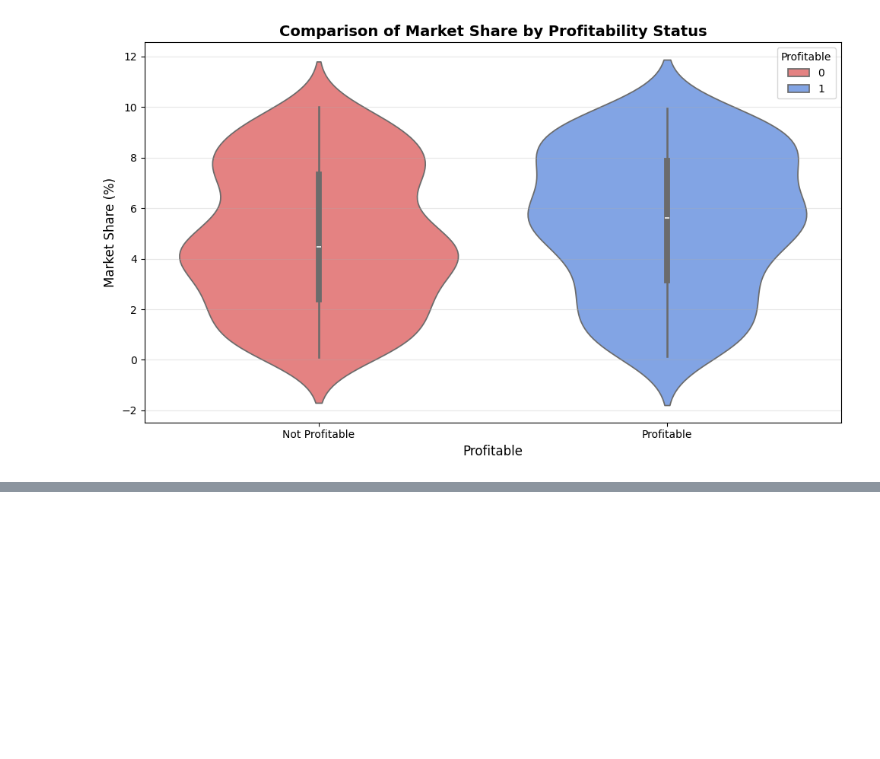
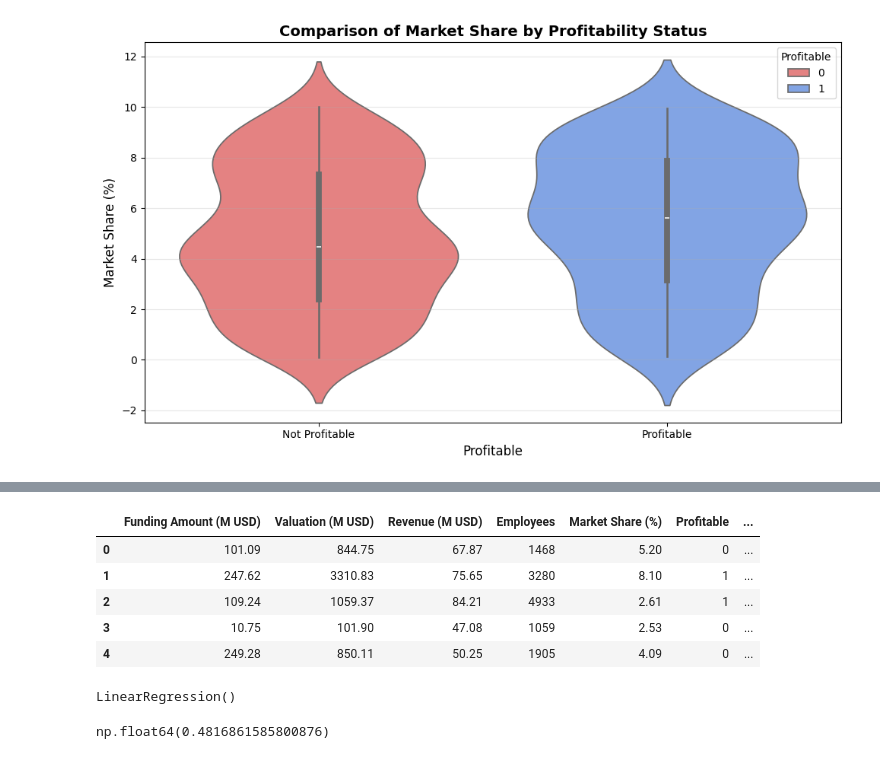
Before and after one commit to coDickerson/JCPproject, a Jupyter notebook: main.ipynb, the cells around one changed output, grey strips where cells are left out. Cells and saved outputs as stored; diff of their text form; code cells hidden in the pictures; blank space fills up the shorter version.

```diff
--- a/main.ipynb
+++ b/main.ipynb
@@ -84,0 +110,16 @@ plt.show()
+# %%
+ohs = OneHotEncoder(sparse_output=False)
+ohs_column = ohs.fit_transform(data[['Funding Rounds']])
+ohs_df = pd.DataFrame(ohs_column, columns=ohs.get_feature_names_out(['Funding Rounds']))
+# Combine the one-hot encoded columns with the numeric data
+numeric_final = pd.concat([numeric_copy.reset_index(drop=True), ohs_df.reset_index(drop=True)], axis=1)
+numeric_final = numeric_final.drop(columns=['Funding Rounds'])
+# %%
+numeric_final.head()
+# %% [output]
+|  | Funding Amount (M USD) | Valuation (M USD) | Revenue (M USD) | Employees | Market Share (%) | Profitable | ... |
+| 0 | 101.09 | 844.75 | 67.87 | 1468 | 5.20 | 0 | ... |
+| 1 | 247.62 | 3310.83 | 75.65 | 3280 | 8.10 | 1 | ... |
+| 2 | 109.24 | 1059.37 | 84.21 | 4933 | 2.61 | 1 | ... |
+| 3 | 10.75 | 101.90 | 47.08 | 1059 | 2.53 | 0 | ... |
+| 4 | 249.28 | 850.11 | 50.25 | 1905 | 4.09 | 0 | ... |
@@ -84,0 +129,5 @@ plt.show()
+# %%
+lm= LinearRegression(fit_intercept=True)
+lm.fit(X_train, y_train)
+# %% [output]
+LinearRegression()
@@ -84,0 +139,5 @@ plt.show()
+# %%
+rmse_value = rmse(y_predict, y_test)
+rmse_value
+# %% [output]
+np.float64(0.4816861585800876)
```
Also changed, not shown: parts of 7 cells of this notebook.
